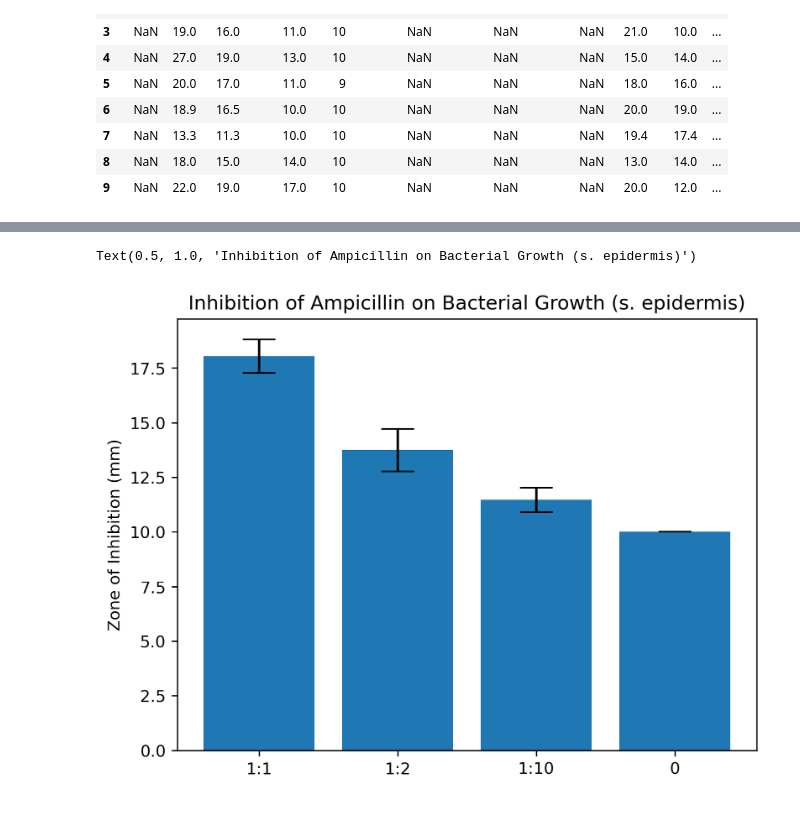
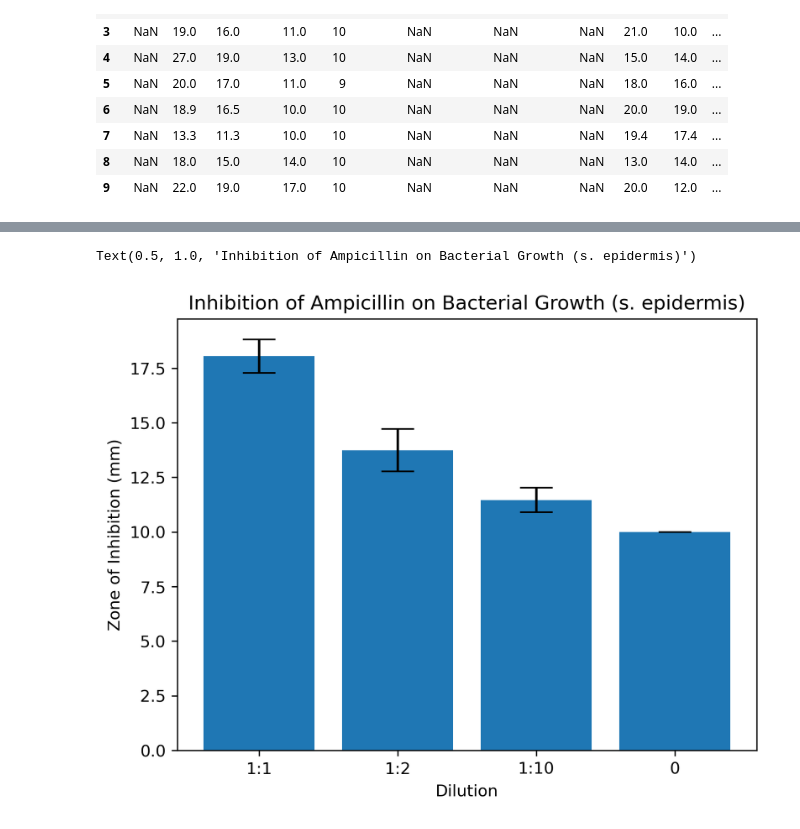
Before and after one commit to ProfOak7/Bio132_Fall23, a Jupyter notebook: Single_and_Multi_Bar_ZOI.ipynb, the cells around one changed output, grey strips where cells are left out. Saved outputs shown, nothing was run; the diff lists cells and outputs as text; code cells hidden in the pictures.

```diff
--- a/Single_and_Multi_Bar_ZOI.ipynb
+++ b/Single_and_Multi_Bar_ZOI.ipynb
@@ -80,11 +81,12 @@ SEPI_ZERO_STERROR = sem(sepi_zero)
 # %%
 # build a bar plot
 plt.bar(['1:1', '1:2','1:10','0'],[SEPI_HALF_MEAN, SEPI_THIRD_MEAN, SEPI_EL_MEAN, SEPI_ZERO_MEAN], yerr=[SEPI_HALF_STERROR, SEPI_THIRD_STERROR, SEPI_EL_STERROR, SEPI_ZERO_STERROR], capsize=10)
 plt.ylabel('Zone of Inhibition (mm)')
+plt.xlabel("Dilution")
 plt.title('Inhibition of Ampicillin on Bacterial Growth (s. epidermis)')
 # %% [output]
 Text(0.5, 1.0, 'Inhibition of Ampicillin on Bacterial Growth (s. epidermis)')
-[figure, old version]
+[figure, new version]
 # %%
 X = ['1:1', '1:2','1:10','0']
 X_axis = np.arange(len(X))
```
Also changed, not shown: parts of 2 cells of this notebook.
